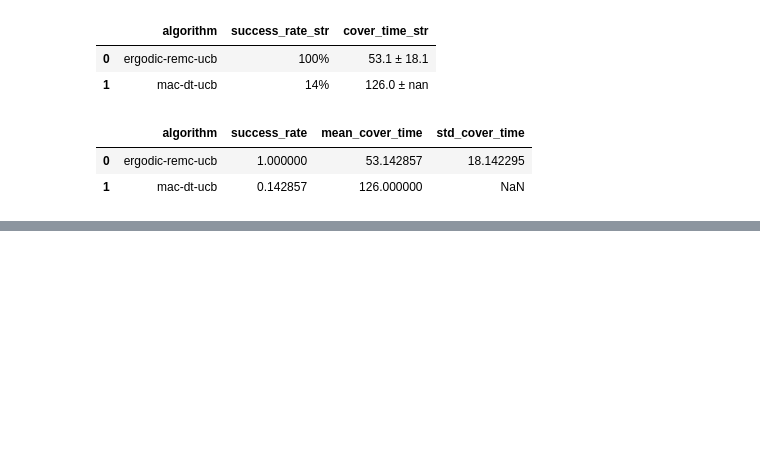
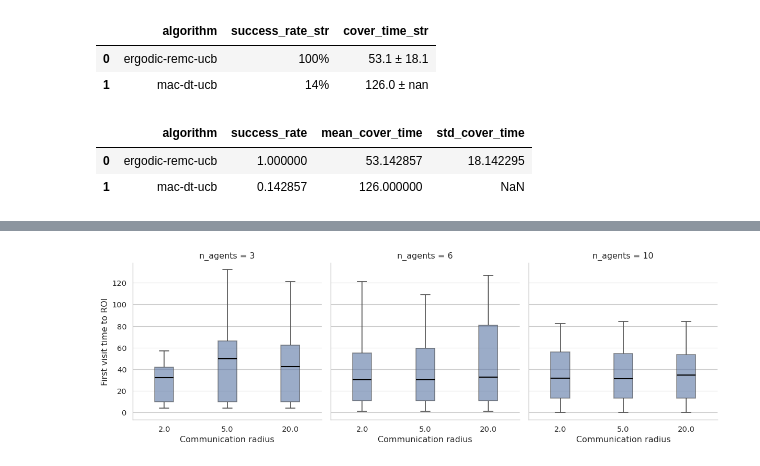
Before and after one commit to sastry-group/MAES, a Jupyter notebook: viz/plot_multiple_methods.ipynb, the cells around one changed output, grey strips where cells are left out. Saved outputs shown, nothing was run; the diff lists cells and outputs as text; code cells hidden in the pictures; blank space fills up the shorter version.

Commit message:
more maps for communicaiton analysis and more functions in jupyter notebook

```diff
--- a/viz/plot_multiple_methods.ipynb
+++ b/viz/plot_multiple_methods.ipynb
@@ -364,8 +388,3 @@ pivot_cover
 |  | algorithm | success_rate | mean_cover_time | std_cover_time |
 | 0 | ergodic-remc-ucb | 1.000000 | 53.142857 | 18.142295 |
 | 1 | mac-dt-ucb | 0.142857 | 126.000000 | NaN |
-# %%
-for run_dir in list(BATCH_DIR.iterdir())[:10]:
-    if run_dir.is_dir():
-        npz = load_run_npz(run_dir)
-        print(get_method_label(npz))
@@ -972,0 +946,6 @@ print(agent_maps)
+# %%
+BATCH_DIR = Path("/home/gaby/Documents/UCB/AAM/GIT/sastryrepo/MarkovErgodic/MAES/results/AnalysisCommRadius")
+for run_dir in list(BATCH_DIR.iterdir()):
+    npz = load_run_npz(run_dir)
+    print(run_dir.name, "→", get_method_label(npz))
+print(len(list(BATCH_DIR.iterdir())))
@@ -972,0 +1030,42 @@ print(agent_maps)
+# %%
+import seaborn as sns
+import matplotlib.pyplot as plt
+
+sns.set_theme(
+    style="whitegrid",
+    context="paper",
+    font_scale=1.2
+)
+
+g = sns.catplot(
+    data=roi_df,
+    x="comm_radius",
+    y="visit_time",
+    col="n_agents",
+    kind="box",
+    showfliers=False,
+    height=4,
+    aspect=1.0,
+    width=0.3,
+    color="#4C72B0",          # muted academic blue
+    linewidth=1.2,            # thinner box borders
+    boxprops=dict(alpha=0.6), # lighter fill
+    whiskerprops=dict(linewidth=1.2),
+    capprops=dict(linewidth=1.2),
+    medianprops=dict(color="black", linewidth=1.5)
+)
+
+g.set_axis_labels(
+    "Communication radius",
+    "First visit time to ROI"
+)
+
+g.set_titles("n_agents = {col_name}")
+
+# Clean spines
+for ax in g.axes.flat:
+    sns.despine(ax=ax)
+
+plt.tight_layout()
+# %% [output]
+[figure, added]
```
Also changed, not shown: parts of 17 cells of this notebook, 6 other files.
